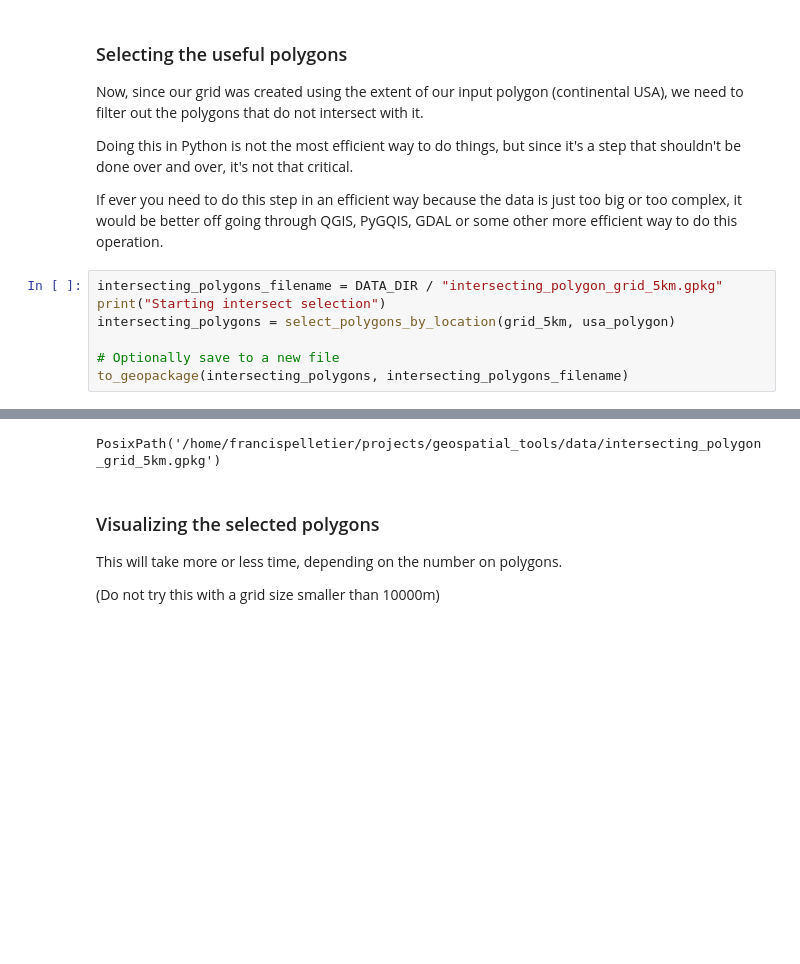
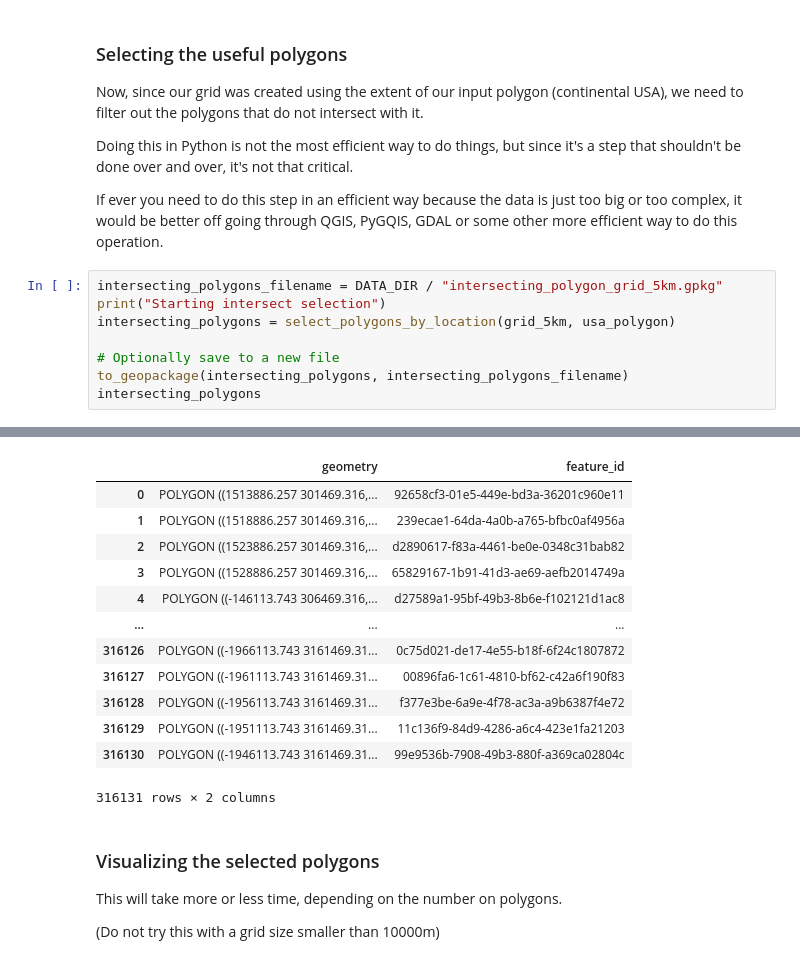
Before and after one commit to RolnickLab/geospatial-tools, a Jupyter notebook: notebooks/planetary_computer_sentinel2_exploration.ipynb, the cells around one changed output, grey strips where cells are left out. Drawn from its saved outputs; the diff is of its cells as text; blank space fills up the shorter version.

```diff
--- a/notebooks/planetary_computer_sentinel2_exploration.ipynb
+++ b/notebooks/planetary_computer_sentinel2_exploration.ipynb
@@ -157,5 +158,6 @@ intersecting_polygons = select_polygons_by_location(grid_5km, usa_polygon)
 
 # Optionally save to a new file
 to_geopackage(intersecting_polygons, intersecting_polygons_filename)
+intersecting_polygons
 # %% [output]
 Starting intersect selection
@@ -165,4 +167,16 @@ Starting intersect selection
+|  | geometry | feature_id |
+| 0 | POLYGON ((1513886.257 301469.316,... | 92658cf3-01e5-449e-bd3a-36201c960e11 |
+| 1 | POLYGON ((1518886.257 301469.316,... | 239ecae1-64da-4a0b-a765-bfbc0af4956a |
+| 2 | POLYGON ((1523886.257 301469.316,... | d2890617-f83a-4461-be0e-0348c31bab82 |
+| 3 | POLYGON ((1528886.257 301469.316,... | 65829167-1b91-41d3-ae69-aefb2014749a |
+| 4 | POLYGON ((-146113.743 306469.316,... | d27589a1-95bf-49b3-8b6e-f102121d1ac8 |
+| ... | ... | ... |
+| 316126 | POLYGON ((-1966113.743 3161469.31... | 0c75d021-de17-4e55-b18f-6f24c1807872 |
+| 316127 | POLYGON ((-1961113.743 3161469.31... | 00896fa6-1c61-4810-bf62-c42a6f190f83 |
+| 316128 | POLYGON ((-1956113.743 3161469.31... | f377e3be-6a9e-4f78-ac3a-a9b6387f4e72 |
+| 316129 | POLYGON ((-1951113.743 3161469.31... | 11c136f9-84d9-4286-a6c4-423e1fa21203 |
+| 316130 | POLYGON ((-1946113.743 3161469.31... | 99e9536b-7908-49b3-880f-a369ca02804c |
-PosixPath('/home/francispelletier/projects/geospatial_tools/data/intersecting_polygon_grid_5km.gpkg')
+316131 rows × 2 columns
 # %% [markdown]
 ### Visualizing the selected polygons
 
```
Also changed, not shown: parts of 16 cells of this notebook.
